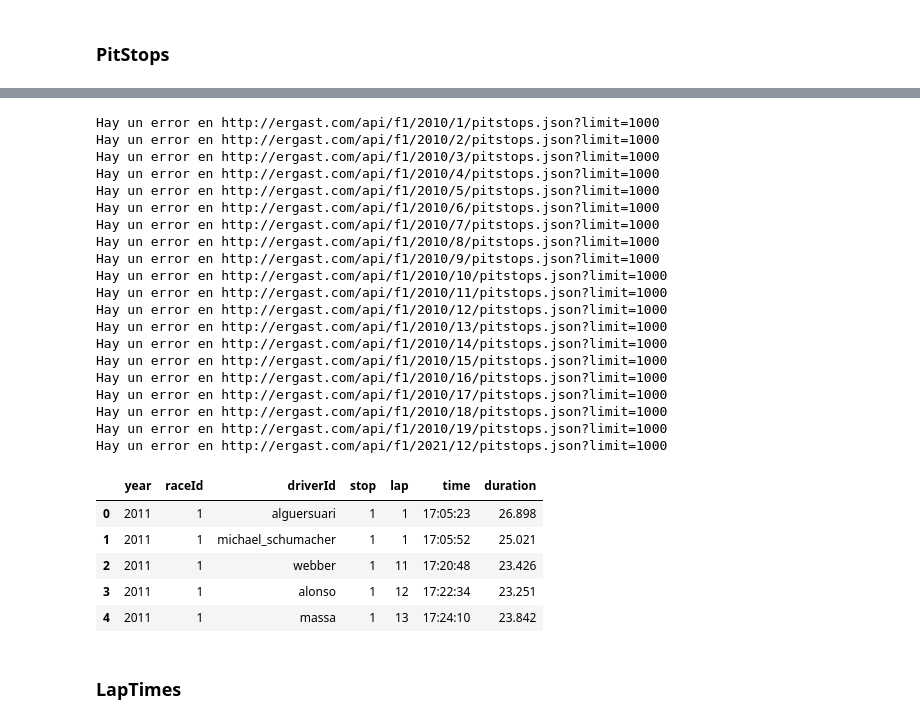
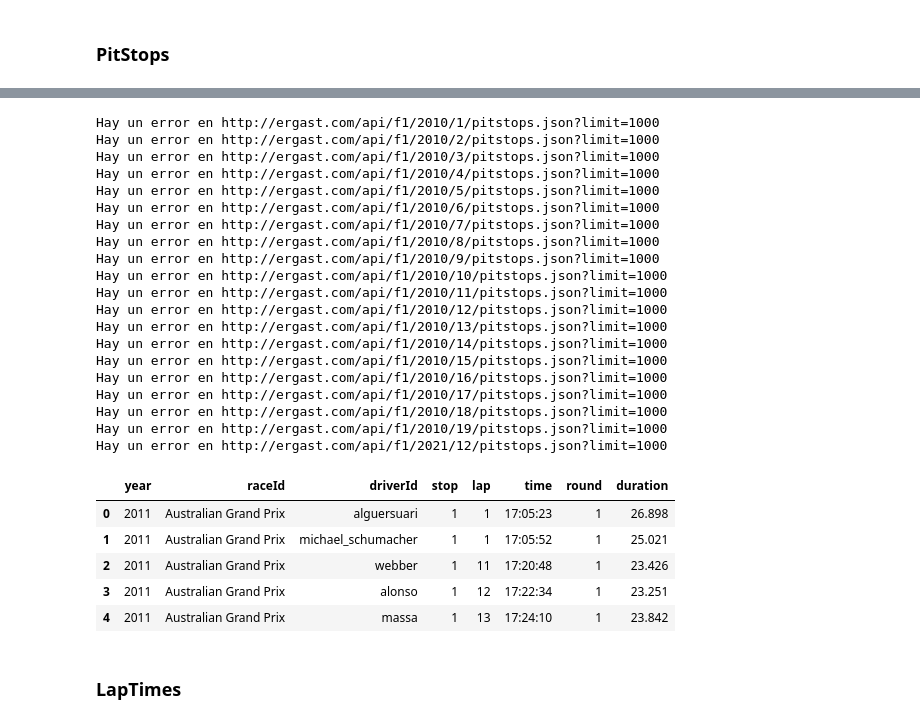
Before and after one commit to alexandertrejo1193/formula-1-data, a Jupyter notebook: f1-analisis.ipynb, the cells around one changed output, grey strips where cells are left out. Cells and saved outputs as stored; diff of their text form; code cells hidden in the pictures.

```diff
--- a/f1-analisis.ipynb
+++ b/f1-analisis.ipynb
@@ -509,7 +523,7 @@ statuss.head()
 # %%
 results2={"year":[],"raceId":[],"driverId":[],"constructorId":[],"number":[],
              "grid":[],"position":[],"positionText":[],"points":[],"laps":[],"time":[],
-             "miliseconds":[],"fastestLap":[],"fastestLapSpeed":[],"statusId":[],"fastestLapTime":[]}#,"ResultId":[],"positionOrder":[]}
+             "miliseconds":[],"fastestLap":[],"fastestLapSpeed":[],"statusId":[],"fastestLapTime":[],"round":[]}#,"ResultId":[],"positionOrder":[]}
 for year in range(year1,year2):
     url='http://ergast.com/api/f1'
     url1=url+'/{}.json?limit=1000'
@@ -530,36 +544,42 @@ for year in range(year1,year2):
 
         for item in content['MRData']['RaceTable']['Races'][0]['Results']:
             #results2["ResultId"].append()
-            results2["year"].append(content['MRData']['RaceTable']['Races'][0]['season'])
-            results2["raceId"].append(content['MRData']['RaceTable']['Races'][0]['round'])
+            results2["year"].append(int(content['MRData']['RaceTable']['Races'][0]['season']))
+            results2["raceId"].append(content['MRData']['RaceTable']['Races'][0]['raceName'])
+            results2["round"].append(int(content['MRData']['RaceTable']['Races'][0]['round']))
             results2["driverId"].append(item['Driver']['driverId'])
-            results2["constructorId"].append(item['Driver']['driverId'])
+            results2["constructorId"].append(item['Constructor']['constructorId'])
             try:
                 results2["number"].append(item['Driver']['permanentNumber'])
             except:
                 results2["number"].append("")
             results2["grid"].append(item['grid'])
-            results2["position"].append(item['position'])
+            results2["position"].append(int(item['position']))
             results2["positionText"].append(item['positionText'])
             #results2["positionOrder"].append()
-            results2["points"].append(item['points'])
-            results2["laps"].append(item['laps'])
+            results2["points"].append(float(item['points']))
+            results2["laps"].append(int(item['laps']))
             try:
                 results2["time"].append(item['Time']['time'])
             except:
                 results2["time"].append("")
             try:
-                results2["miliseconds"].append(item['Time']['millis'])
+                results2["miliseconds"].append(int(item['Time']['millis']))
             except:
                 results2["miliseconds"].append("")
             try:
-                results2["fastestLap"].append(item['FastestLap']['lap'])
+                results2["fastestLap"].append(int(item['FastestLap']['lap']))
             except:
                 results2["fastestLap"].append("")
             try:
                 results2["fastestLapTime"].append(item['FastestLap']['Time']['time'])
             except:
                 results2["fastestLapTime"].append("")
+            try:
+                results2["fastestLapSpeed"].append(item['FastestLap']['AverageSpeed']['speed'])
+            except:
+                results2["fastestLapSpeed"].append("")
+
             try:
                 results2["statusId"].append(item['status'])
             except:
@@ -604,6 +608,6 @@ content['MRData']['RaceTable']['Races'][0]['PitStops']
 # %%
 pitStops = {'year':[],"raceId":[],'driverId':[], 'stop':[],
-           'lap':[], 'time':[], 'duration':[]}#, 'milliseconds':[]}
+           'lap':[], 'time':[],'round':[], 'duration':[]}#, 'milliseconds':[]}
 
 for year in range(year1,year2):
     url='http://ergast.com/api/f1'
@@ -618,7 +622,7 @@ for year in range(year1,year2):
         response = requests.get(url2.format(i))
         content=json.loads(response.content)
         links.append(url2.format(i))
-    i=0
+
     for j in links:
         try:
             response = requests.get(j)
@@ -628,48 +632,49 @@ for year in range(year1,year2):
         try:
             content['MRData']['RaceTable']['Races'][0]['PitStops']
             for item in content['MRData']['RaceTable']['Races'][0]['PitStops']:
-                pitStops["raceId"].append(content['MRData']['RaceTable']['Races'][0]['round'])
-                pitStops["year"].append(content['MRData']['RaceTable']['Races'][0]['season'])
+                pitStops["raceId"].append(content['MRData']['RaceTable']['Races'][0]['raceName'])
+                pitStops["round"].append(int(content['MRData']['RaceTable']['Races'][0]['round']))
+                pitStops["year"].append(int(content['MRData']['RaceTable']['Races'][0]['season']))
                 pitStops["driverId"].append(item['driverId'])
-                pitStops["stop"].append(item['stop'])
-                pitStops["lap"].append(item['lap'])
+                pitStops["stop"].append(int(item['stop']))
+                pitStops["lap"].append(int(item['lap']))
                 pitStops["time"].append(item['time'])
                 pitStops["duration"].append(item['duration'])
 
         except:
             print(f"Hay un error en {j}")
 
 
 
 pitStopss=pd.DataFrame(pitStops)
 pitStopss.head()
 # %% [output]
 Hay un error en http://ergast.com/api/f1/2010/1/pitstops.json?limit=1000
 Hay un error en http://ergast.com/api/f1/2010/2/pitstops.json?limit=1000
 Hay un error en http://ergast.com/api/f1/2010/3/pitstops.json?limit=1000
 Hay un error en http://ergast.com/api/f1/2010/4/pitstops.json?limit=1000
 Hay un error en http://ergast.com/api/f1/2010/5/pitstops.json?limit=1000
 Hay un error en http://ergast.com/api/f1/2010/6/pitstops.json?limit=1000
 Hay un error en http://ergast.com/api/f1/2010/7/pitstops.json?limit=1000
 Hay un error en http://ergast.com/api/f1/2010/8/pitstops.json?limit=1000
 Hay un error en http://ergast.com/api/f1/2010/9/pitstops.json?limit=1000
 Hay un error en http://ergast.com/api/f1/2010/10/pitstops.json?limit=1000
 Hay un error en http://ergast.com/api/f1/2010/11/pitstops.json?limit=1000
 Hay un error en http://ergast.com/api/f1/2010/12/pitstops.json?limit=1000
 Hay un error en http://ergast.com/api/f1/2010/13/pitstops.json?limit=1000
 Hay un error en http://ergast.com/api/f1/2010/14/pitstops.json?limit=1000
 Hay un error en http://ergast.com/api/f1/2010/15/pitstops.json?limit=1000
 Hay un error en http://ergast.com/api/f1/2010/16/pitstops.json?limit=1000
 Hay un error en http://ergast.com/api/f1/2010/17/pitstops.json?limit=1000
 Hay un error en http://ergast.com/api/f1/2010/18/pitstops.json?limit=1000
 Hay un error en http://ergast.com/api/f1/2010/19/pitstops.json?limit=1000
 Hay un error en http://ergast.com/api/f1/2021/12/pitstops.json?limit=1000
-|  | year | raceId | driverId | stop | lap | time | duration |
-| 0 | 2011 | 1 | alguersuari | 1 | 1 | 17:05:23 | 26.898 |
-| 1 | 2011 | 1 | michael_schumacher | 1 | 1 | 17:05:52 | 25.021 |
-| 2 | 2011 | 1 | webber | 1 | 11 | 17:20:48 | 23.426 |
-| 3 | 2011 | 1 | alonso | 1 | 12 | 17:22:34 | 23.251 |
-| 4 | 2011 | 1 | massa | 1 | 13 | 17:24:10 | 23.842 |
+|  | year | raceId | driverId | stop | lap | time | round | duration |
+| 0 | 2011 | Australian Grand Prix | alguersuari | 1 | 1 | 17:05:23 | 1 | 26.898 |
+| 1 | 2011 | Australian Grand Prix | michael_schumacher | 1 | 1 | 17:05:52 | 1 | 25.021 |
+| 2 | 2011 | Australian Grand Prix | webber | 1 | 11 | 17:20:48 | 1 | 23.426 |
+| 3 | 2011 | Australian Grand Prix | alonso | 1 | 12 | 17:22:34 | 1 | 23.251 |
+| 4 | 2011 | Australian Grand Prix | massa | 1 | 13 | 17:24:10 | 1 | 23.842 |
 # %% [markdown]
 ### LapTimes
 # %% [markdown]
```
Also changed, not shown: parts of 5 cells of this notebook, 5 other files.
